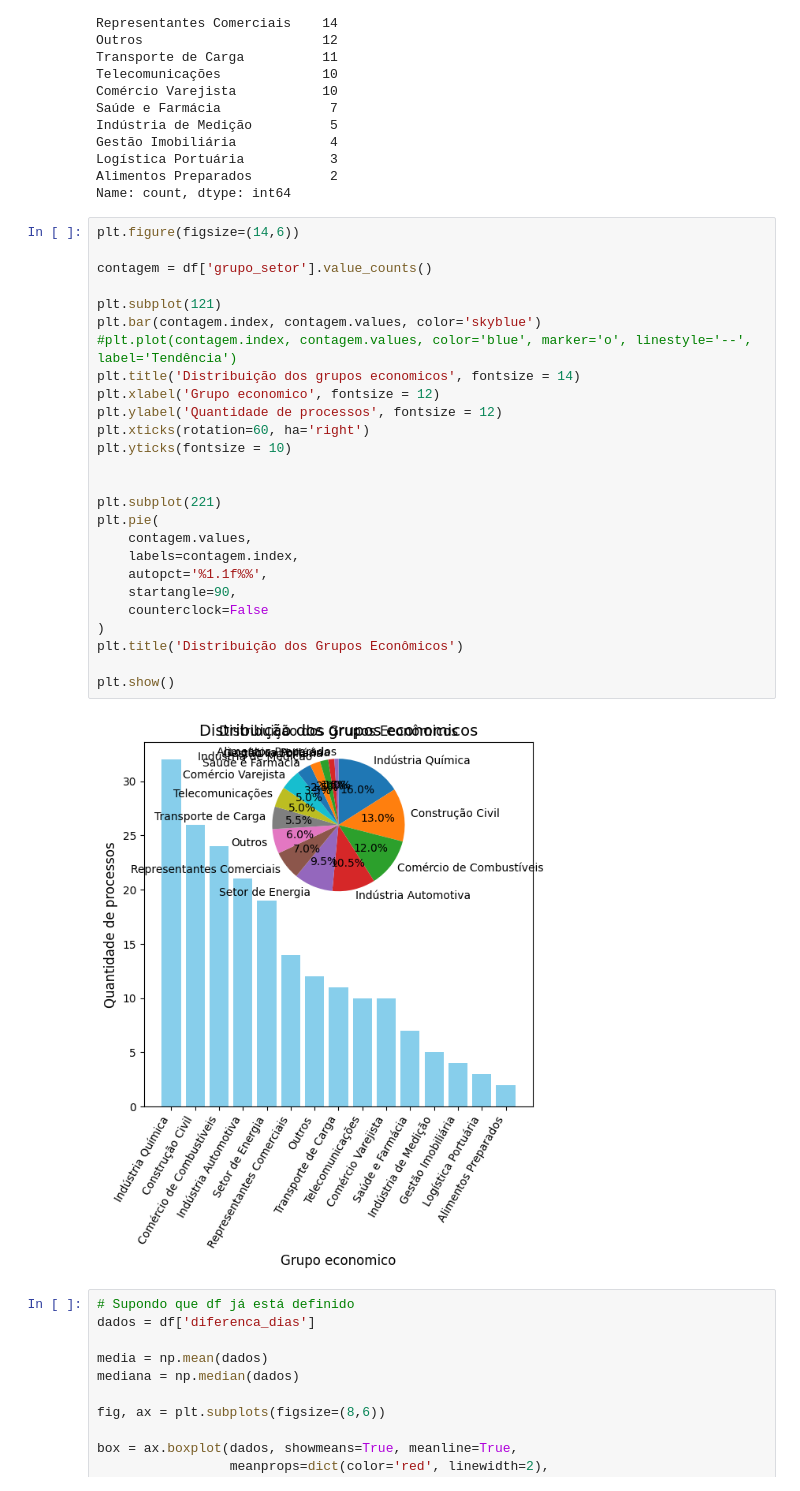
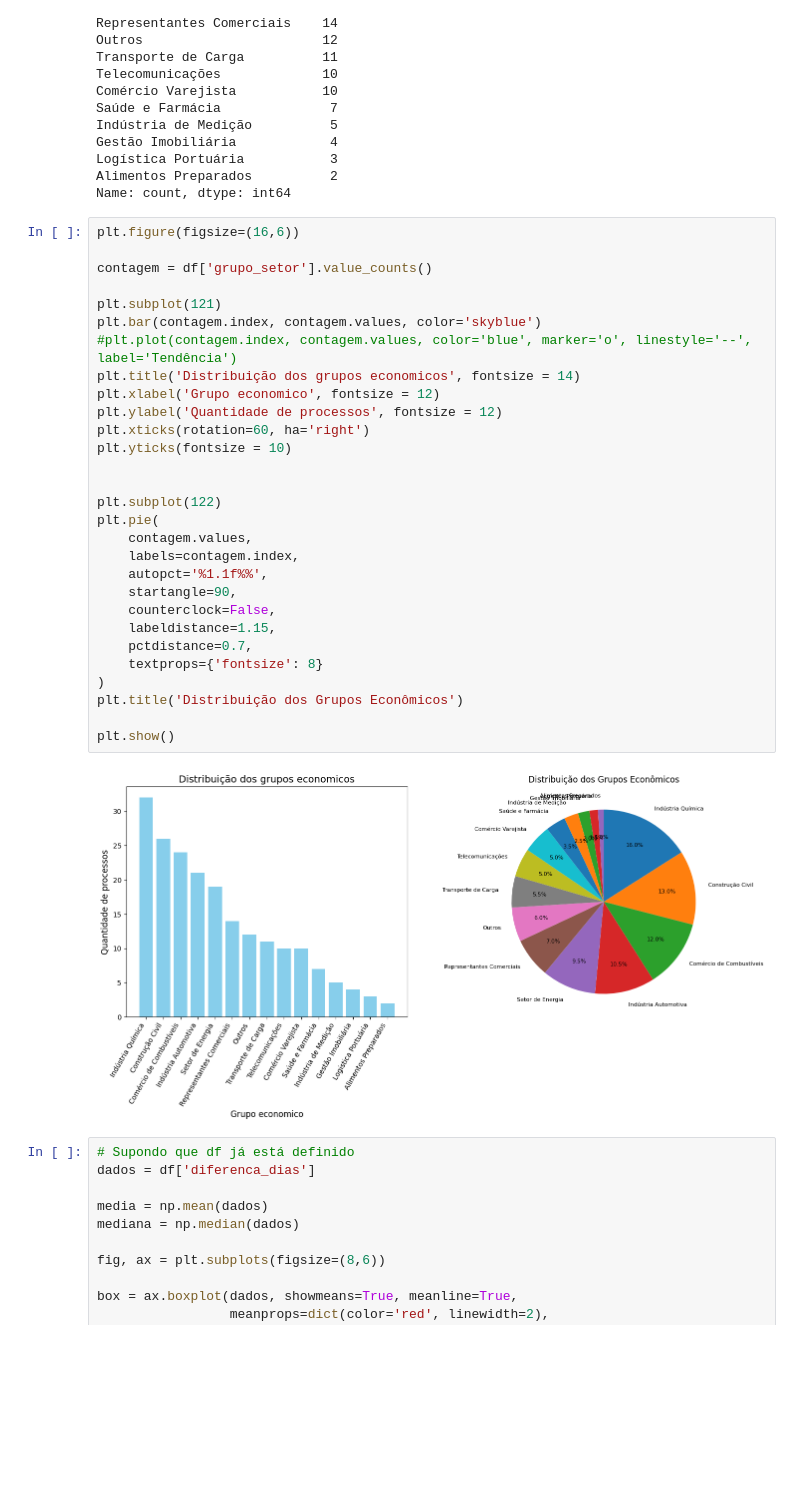
Before and after one commit to gab-correia/analise-cade, a Jupyter notebook: notebooks/modelo.ipynb, the cells around one changed output. Cells and saved outputs as stored; diff of their text form; blank space fills up the shorter version.

```diff
--- a/notebooks/modelo.ipynb
+++ b/notebooks/modelo.ipynb
@@ -39,33 +39,36 @@ Logística Portuária           3
 Alimentos Preparados          2
 Name: count, dtype: int64
 # %%
-plt.figure(figsize=(14,6))
+plt.figure(figsize=(16,6))
 
 contagem = df['grupo_setor'].value_counts()
 
 plt.subplot(121)
 plt.bar(contagem.index, contagem.values, color='skyblue')
 #plt.plot(contagem.index, contagem.values, color='blue', marker='o', linestyle='--', label='Tendência')
 plt.title('Distribuição dos grupos economicos', fontsize = 14)
 plt.xlabel('Grupo economico', fontsize = 12)
 plt.ylabel('Quantidade de processos', fontsize = 12)
 plt.xticks(rotation=60, ha='right')
 plt.yticks(fontsize = 10)
 
 
-plt.subplot(221)
+plt.subplot(122)
 plt.pie(
     contagem.values,
     labels=contagem.index,
     autopct='%1.1f%%',
     startangle=90,
-    counterclock=False
+    counterclock=False,
+    labeldistance=1.15,
+    pctdistance=0.7,
+    textprops={'fontsize': 8}
 )
 plt.title('Distribuição dos Grupos Econômicos')
 
 plt.show()
 # %% [output]
-[figure, old version]
+[figure, new version]
 # %%
 # Supondo que df já está definido
 dados = df['diferenca_dias']
```
